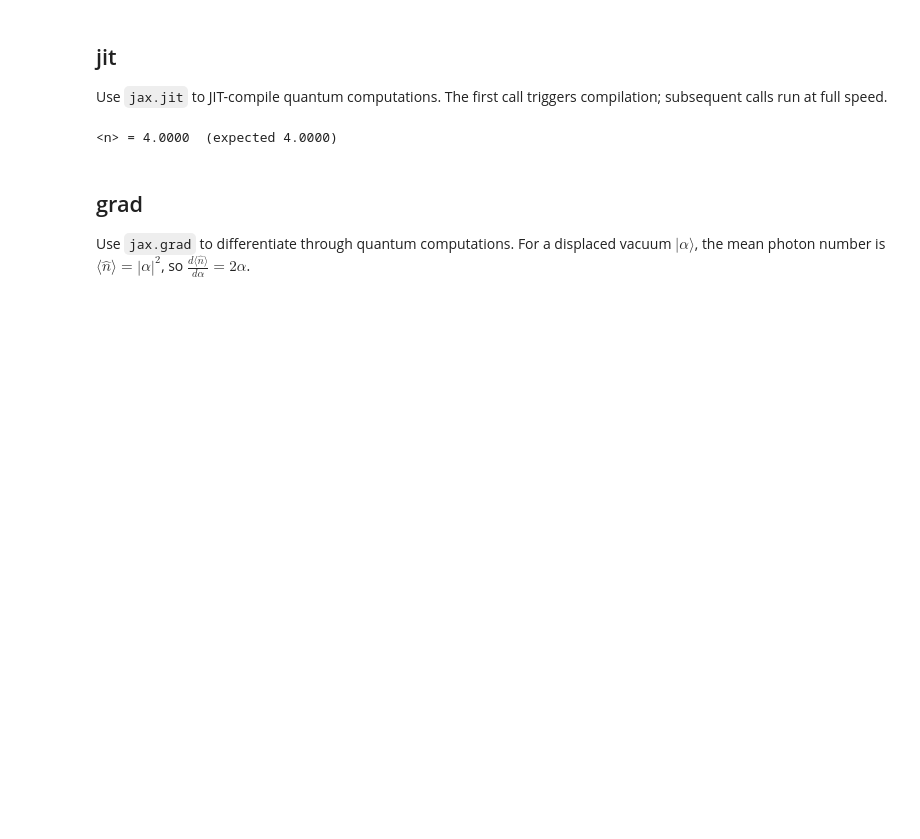
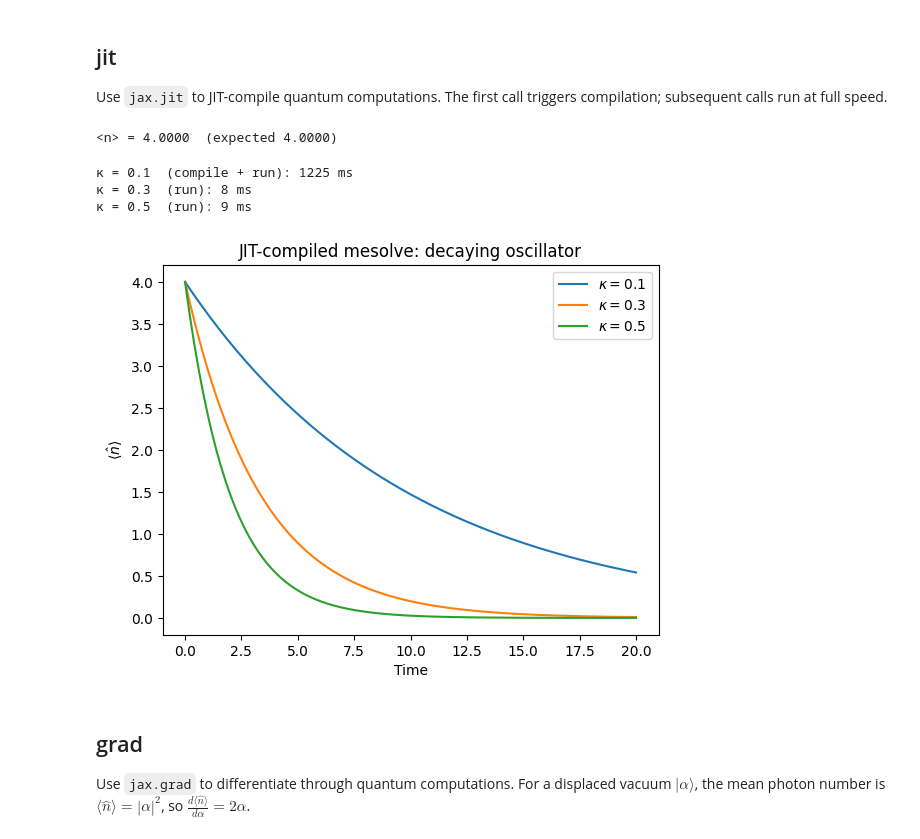
Before and after one commit to EQuS/jaxquantum, a Jupyter notebook: docs/documentation/getting_started/qarray.ipynb, the cells around one changed output. Saved outputs shown, nothing was run; the diff lists cells and outputs as text; code cells hidden in the pictures; blank space fills up the shorter version.

Commit message:
updated qarray doc notebook

```diff
--- a/docs/documentation/getting_started/qarray.ipynb
+++ b/docs/documentation/getting_started/qarray.ipynb
@@ -104,6 +106,47 @@ result = mean_photon_number_jit(alpha_val)
 print(f"<n> = {result:.4f}  (expected {float(alpha_val)**2:.4f})")
 # %% [output]
 <n> = 4.0000  (expected 4.0000)
+# %%
+import time
+
+N_sim = 15
+tlist = jnp.linspace(0.0, 20.0, 200)
+
+@jax.jit
+def decaying_oscillator(kappa):
+    H = 1.0 * jqt.num(N_sim)
+    rho0 = jqt.ket2dm(jqt.basis(N_sim, 4))
+    c_ops = jqt.Qarray.from_list([jnp.sqrt(kappa) * jqt.destroy(N_sim)])
+    return jqt.mesolve(
+        H, rho0, tlist, c_ops=c_ops,
+        solver_options=jqt.SolverOptions.create(progress_meter=False),
+    )
+
+n_op = jqt.num(N_sim)
+kappas = [0.1, 0.3, 0.5]
+
+for i, kappa in enumerate(kappas):
+    t0 = time.perf_counter()
+    result = decaying_oscillator(jnp.array(kappa))
+    jax.block_until_ready(result.data)
+    elapsed = time.perf_counter() - t0
+
+    label = "compile + run" if i == 0 else "run"
+    print(f"κ = {kappa}  ({label}): {elapsed*1000:.0f} ms")
+
+    n_t = jnp.real(jqt.tr(n_op @ result))
+    plt.plot(tlist, n_t, label=rf"$\kappa = {kappa}$")
+
+plt.xlabel("Time")
+plt.ylabel(r"$\langle\hat{n}\rangle$")
+plt.legend()
+plt.title("JIT-compiled mesolve: decaying oscillator")
+plt.show()
+# %% [output]
+κ = 0.1  (compile + run): 1225 ms
+κ = 0.3  (run): 8 ms
+κ = 0.5  (run): 9 ms
+[figure, added]
 # %% [markdown]
 ## grad
 
```
Also changed, not shown: parts of 1 cell of this notebook.
